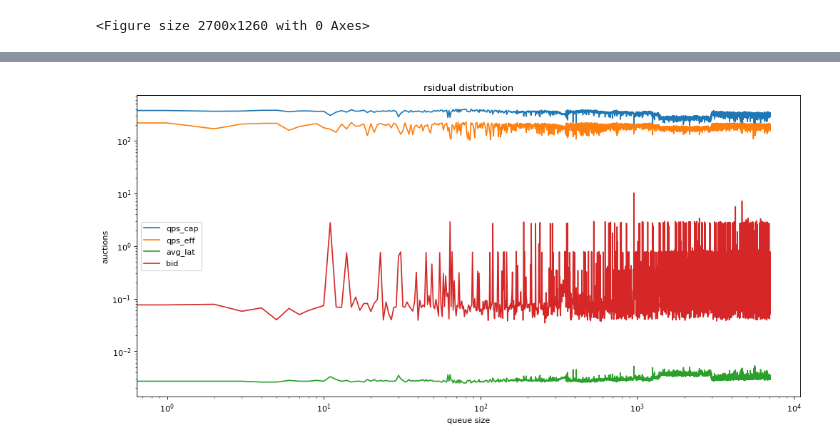
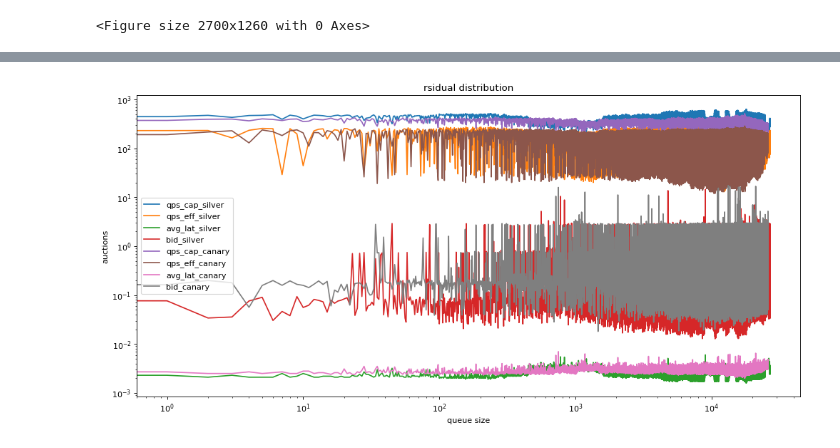
Before and after one commit to gmaggiotti/bidder-stats, a Jupyter notebook: src/histo.ipynb, the cells around one changed output, grey strips where cells are left out. Saved outputs shown, nothing was run; the diff lists cells and outputs as text; code cells hidden in the pictures.

```diff
--- a/src/histo.ipynb
+++ b/src/histo.ipynb
@@ -83,21 +85,26 @@ canary.mean(),math.sqrt(canary.var())
 # %%
 from matplotlib.pyplot import figure
 import matplotlib.pyplot as plt
 %matplotlib inline
 figure(num=None, figsize=(15, 7), dpi=80, facecolor='w', edgecolor='k')
 
-plt.plot(silver_ds[:,1], label="qps_cap")
-plt.plot(silver_ds[:, 2], label="qps_eff")
-plt.plot(silver_ds[:, 3], label="avg_lat")
-plt.plot(silver_ds[:, 4], label="bid")
+plt.plot(silver_ds[:,1], label="qps_cap_silver")
+plt.plot(silver_ds[:, 2], label="qps_eff_silver")
+plt.plot(silver_ds[:, 3], label="avg_lat_silver")
+plt.plot(silver_ds[:, 4], label="bid_silver")
+
+plt.plot(canary_ds[:,1], label="qps_cap_canary")
+plt.plot(canary_ds[:, 2], label="qps_eff_canary")
+plt.plot(canary_ds[:, 3], label="avg_lat_canary")
+plt.plot(canary_ds[:, 4], label="bid_canary")
 
 #plt.hist(dataset,bins=50)
 plt.gca().set_xscale("log", nonposx='clip')
 plt.gca().set_yscale("log", nonposy='clip')
 plt.title('rsidual distribution')
 plt.xlabel('queue size')
 plt.ylabel('auctions');
 plt.legend()
 plt.show()
 # %% [output]
-[figure, old version]
+[figure, new version]
```
Also changed, not shown: parts of 6 cells of this notebook, 1 other file.
